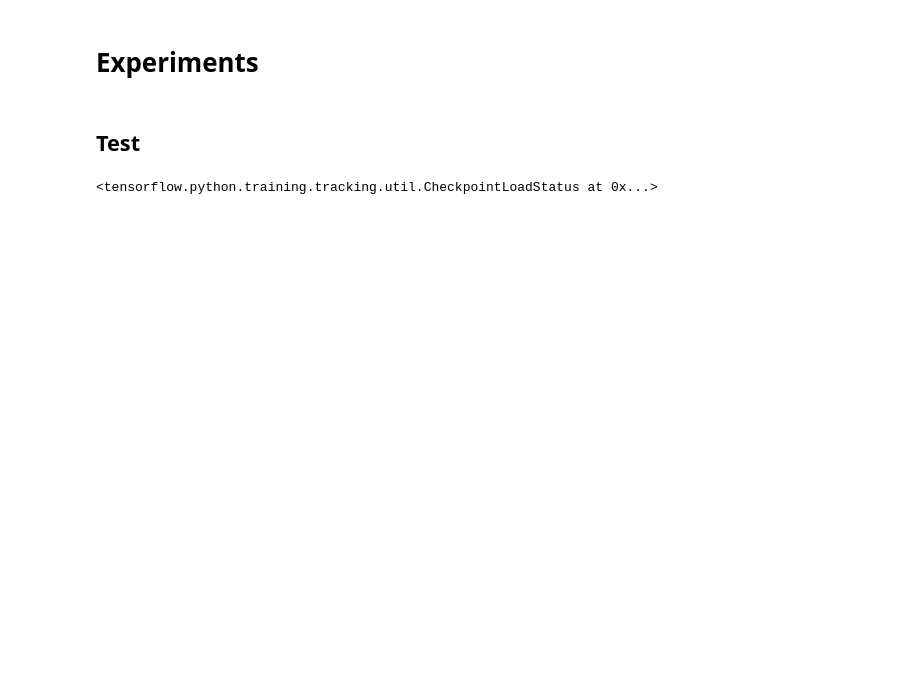
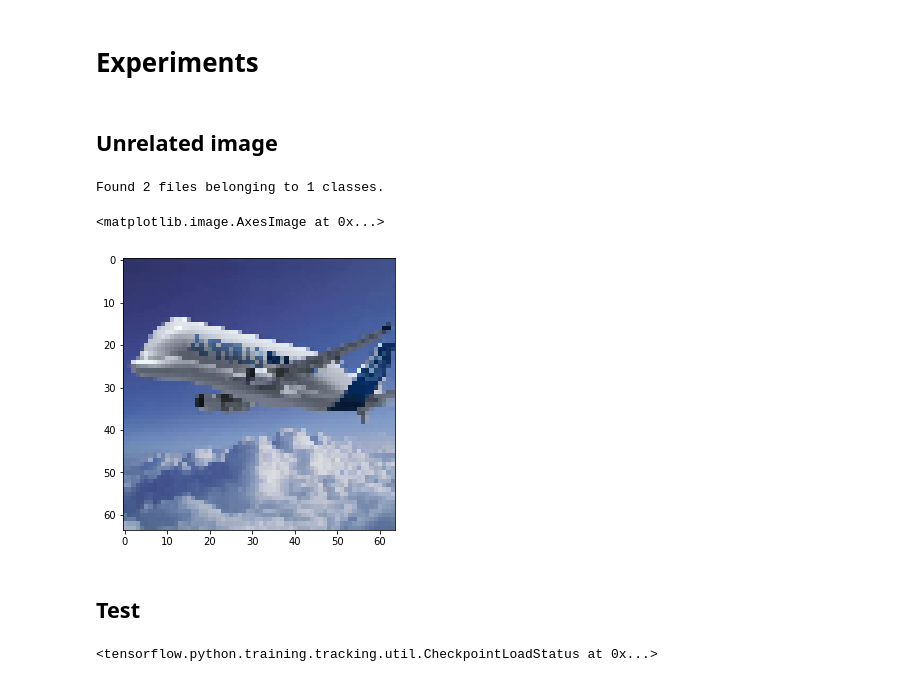
Before and after one commit to MatiXOfficial/pattern-recognition-techniques, a Jupyter notebook: lab5/lab5-experiments.ipynb, the cells around one changed output. Saved outputs shown, nothing was run; the diff lists cells and outputs as text; code cells hidden in the pictures; blank space fills up the shorter version.

```diff
--- a/lab5/lab5-experiments.ipynb
+++ b/lab5/lab5-experiments.ipynb
@@ -99,5 +99,20 @@ Found 365 files belonging to 1 classes.
 # %% [markdown]
 # Experiments
+# %% [markdown]
+## Unrelated image
+# %%
+# duckduckgo_search('.', 'unrelated_image', 'airbus beluga', max_results=1)
+dataset = tf.keras.utils.image_dataset_from_directory('unrelated_image',
+                                                      labels=None,
+                                                      image_size=(64, 64))
+unrelated_image = np.array(list(dataset.unbatch()))
+unrelated_image = np.array(tf_layers.Rescaling(1./255.)(unrelated_image))
+unrelated_image = unrelated_image[0]
+plt.imshow(unrelated_image)
+# %% [output]
+Found 2 files belonging to 1 classes.
+<matplotlib.image.AxesImage at 0x...>
+[figure, added]
 # %% [markdown]
 ## Test
 # %%
```
Also changed, not shown: parts of 13 cells of this notebook, 3 other files.
